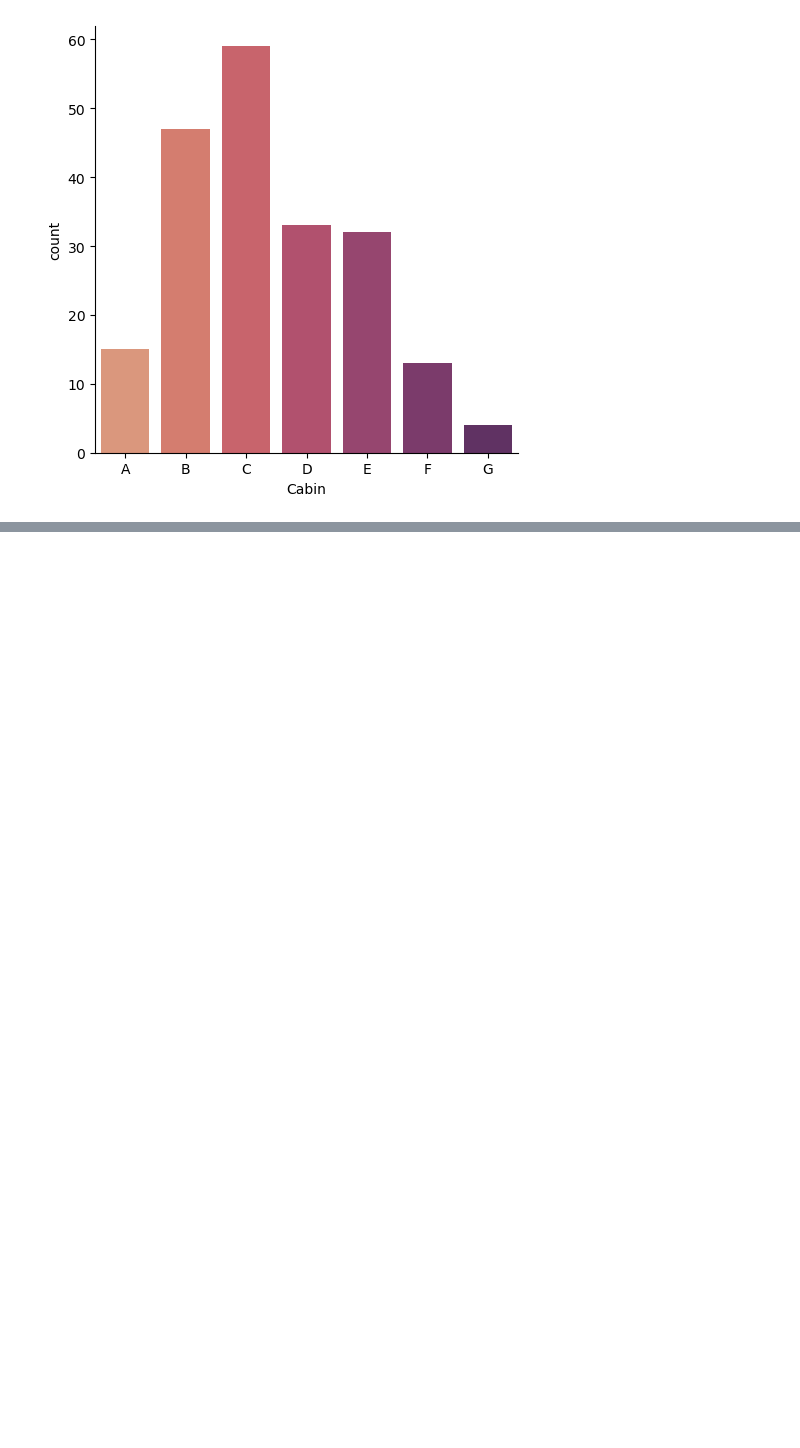
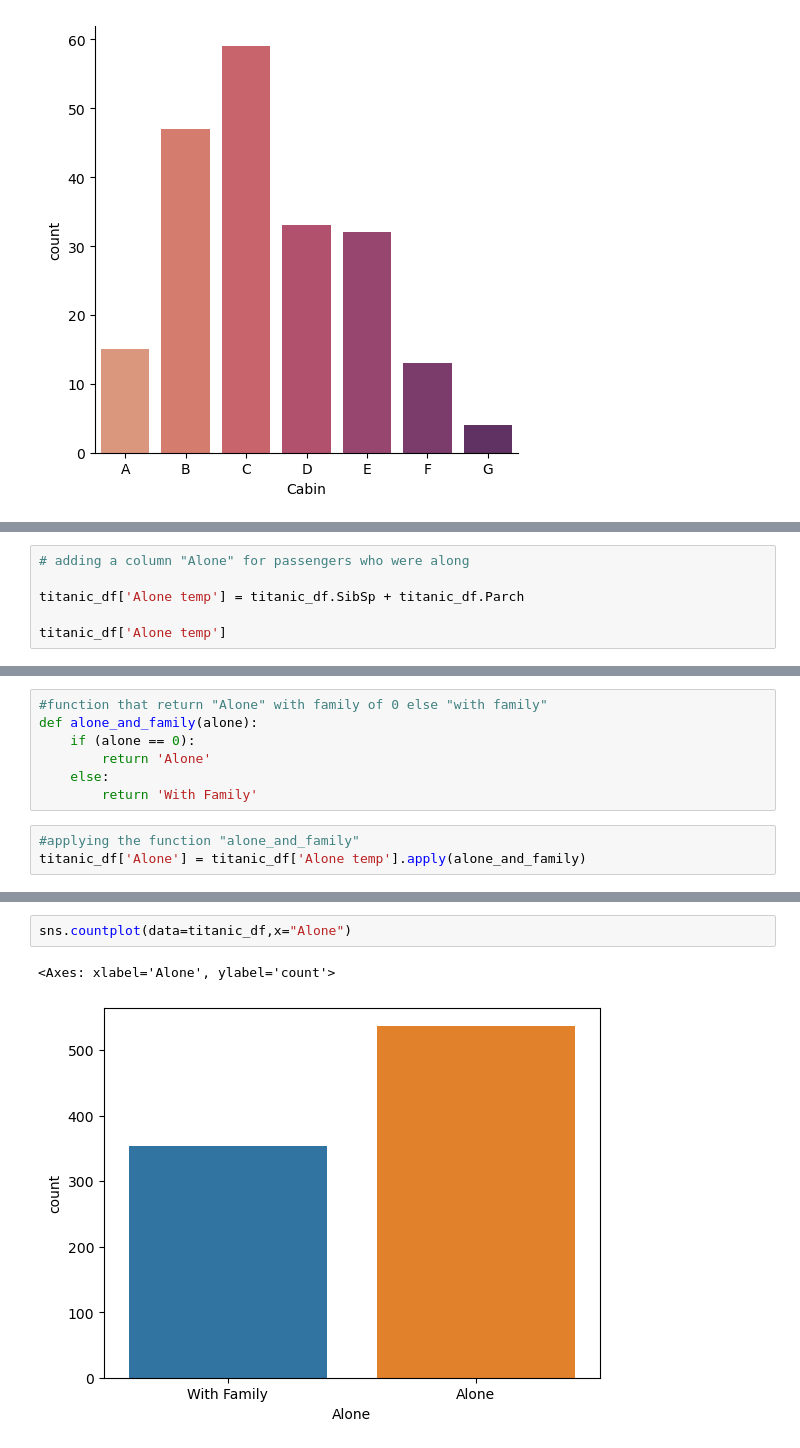
Before and after one commit to dhruv8315/Titanic-Analysis, a Jupyter notebook: Titanic Analysis.ipynb, the cells around one changed output, grey strips where cells are left out. Cells and saved outputs as stored; diff of their text form; blank space fills up the shorter version.

```diff
--- a/Titanic Analysis.ipynb
+++ b/Titanic Analysis.ipynb
@@ -214,0 +229,6 @@ titanic_df.head()
+# %%
+# adding a column "Alone" for passengers who were along
+
+titanic_df['Alone temp'] = titanic_df.SibSp + titanic_df.Parch
+
+titanic_df['Alone temp']
@@ -214,0 +264,10 @@ titanic_df.head()
+# %%
+#function that return "Alone" with family of 0 else "with family"
+def alone_and_family(alone):
+    if (alone == 0):
+        return 'Alone'
+    else:
+        return 'With Family'
+# %%
+#applying the function "alone_and_family"
+titanic_df['Alone'] = titanic_df['Alone temp'].apply(alone_and_family)
@@ -214,0 +307,5 @@ titanic_df.head()
+# %%
+sns.countplot(data=titanic_df,x="Alone")
+# %% [output]
+<Axes: xlabel='Alone', ylabel='count'>
+[figure, added]
```
Also changed, not shown: parts of 12 cells of this notebook.
